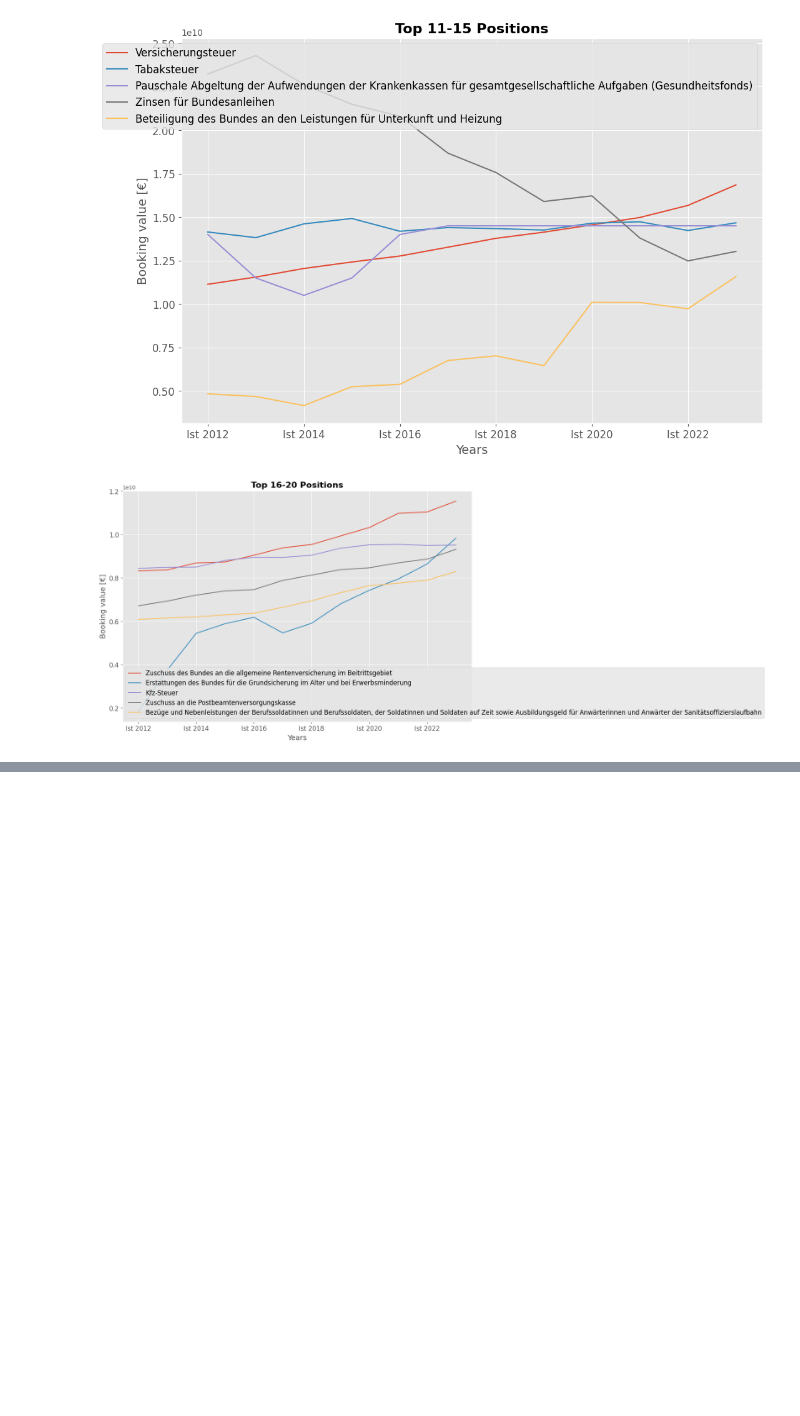
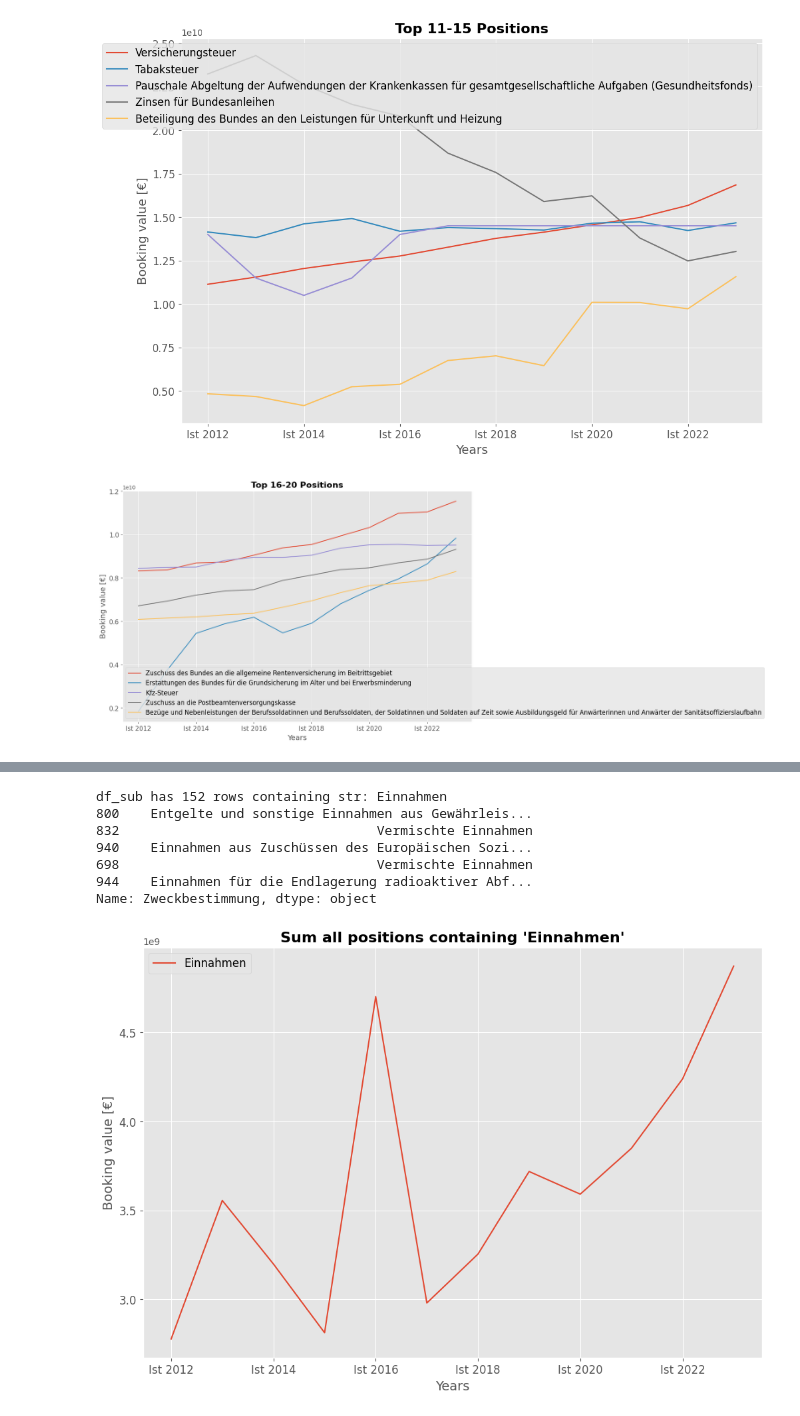
Before and after one commit to MaxwellMuF/Urban_technologie_project_Bundeshaushalt, a Jupyter notebook: 5_analyse_data.ipynb, the cells around one changed output, grey strips where cells are left out. Cells and saved outputs as stored; diff of their text form; code cells hidden in the pictures; blank space fills up the shorter version.

```diff
--- a/5_analyse_data.ipynb
+++ b/5_analyse_data.ipynb
@@ -128,0 +176,11 @@ plot_5_positions(df_10y, (15,20))
+# %%
+plot_kategory(df_10y, "Einnahmen")
+# %% [output]
+df_sub has 152 rows containing str: Einnahmen
+800    Entgelte und sonstige Einnahmen aus Gewährleis...
+832                                 Vermischte Einnahmen
+940    Einnahmen aus Zuschüssen des Europäischen Sozi...
+698                                 Vermischte Einnahmen
+944    Einnahmen für die Endlagerung radioaktiver Abf...
+Name: Zweckbestimmung, dtype: object
+[figure, added]
```
Also changed, not shown: parts of 20 cells of this notebook, 6 other files.
